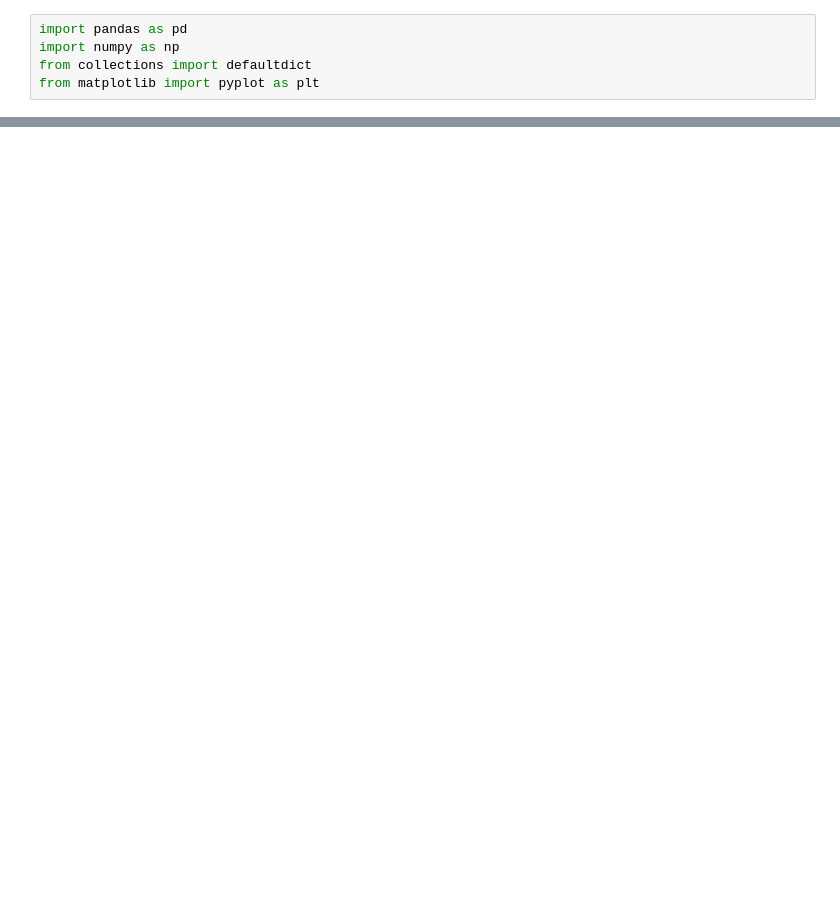
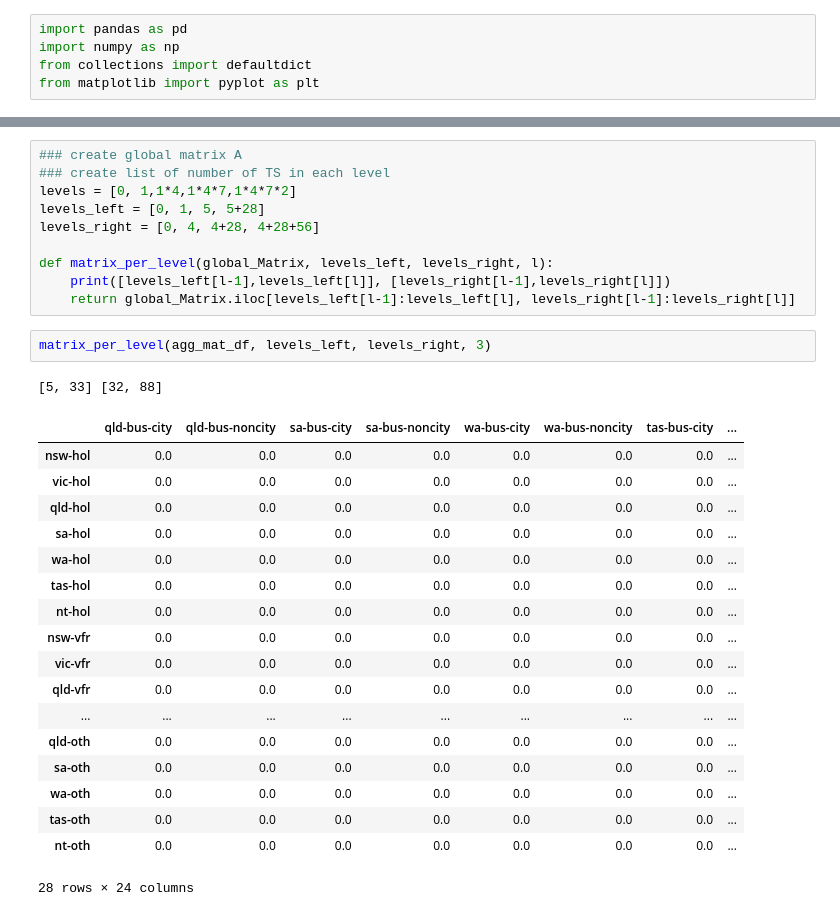
Before and after one commit to hamza9919/Hierarchical_Time_Series, a Jupyter notebook: tourismsmall/read_data.ipynb, the cells around one changed output, grey strips where cells are left out. Drawn from its saved outputs; the diff is of its cells as text; blank space fills up the shorter version.

```diff
--- a/tourismsmall/read_data.ipynb
+++ b/tourismsmall/read_data.ipynb
@@ -155,0 +30,32 @@ Name: total, dtype: float64
+# %%
+### create global matrix A
+### create list of number of TS in each level
+levels = [0, 1,1*4,1*4*7,1*4*7*2]
+levels_left = [0, 1, 5, 5+28]
+levels_right = [0, 4, 4+28, 4+28+56]
+
+def matrix_per_level(global_Matrix, levels_left, levels_right, l):
+    print([levels_left[l-1],levels_left[l]], [levels_right[l-1],levels_right[l]])
+    return global_Matrix.iloc[levels_left[l-1]:levels_left[l], levels_right[l-1]:levels_right[l]]
+# %%
+matrix_per_level(agg_mat_df, levels_left, levels_right, 3)
+# %% [output]
+[5, 33] [32, 88]
+|  | qld-bus-city | qld-bus-noncity | sa-bus-city | sa-bus-noncity | wa-bus-city | wa-bus-noncity | tas-bus-city | ... |
+| nsw-hol | 0.0 | 0.0 | 0.0 | 0.0 | 0.0 | 0.0 | 0.0 | ... |
+| vic-hol | 0.0 | 0.0 | 0.0 | 0.0 | 0.0 | 0.0 | 0.0 | ... |
+| qld-hol | 0.0 | 0.0 | 0.0 | 0.0 | 0.0 | 0.0 | 0.0 | ... |
+| sa-hol | 0.0 | 0.0 | 0.0 | 0.0 | 0.0 | 0.0 | 0.0 | ... |
+| wa-hol | 0.0 | 0.0 | 0.0 | 0.0 | 0.0 | 0.0 | 0.0 | ... |
+| tas-hol | 0.0 | 0.0 | 0.0 | 0.0 | 0.0 | 0.0 | 0.0 | ... |
+| nt-hol | 0.0 | 0.0 | 0.0 | 0.0 | 0.0 | 0.0 | 0.0 | ... |
+| nsw-vfr | 0.0 | 0.0 | 0.0 | 0.0 | 0.0 | 0.0 | 0.0 | ... |
+| vic-vfr | 0.0 | 0.0 | 0.0 | 0.0 | 0.0 | 0.0 | 0.0 | ... |
+| qld-vfr | 0.0 | 0.0 | 0.0 | 0.0 | 0.0 | 0.0 | 0.0 | ... |
+| ... | ... | ... | ... | ... | ... | ... | ... | ... |
+| qld-oth | 0.0 | 0.0 | 0.0 | 0.0 | 0.0 | 0.0 | 0.0 | ... |
+| sa-oth | 0.0 | 0.0 | 0.0 | 0.0 | 0.0 | 0.0 | 0.0 | ... |
+| wa-oth | 0.0 | 0.0 | 0.0 | 0.0 | 0.0 | 0.0 | 0.0 | ... |
+| tas-oth | 0.0 | 0.0 | 0.0 | 0.0 | 0.0 | 0.0 | 0.0 | ... |
+| nt-oth | 0.0 | 0.0 | 0.0 | 0.0 | 0.0 | 0.0 | 0.0 | ... |
+28 rows × 24 columns
```
Also changed, not shown: parts of 5 cells of this notebook.
